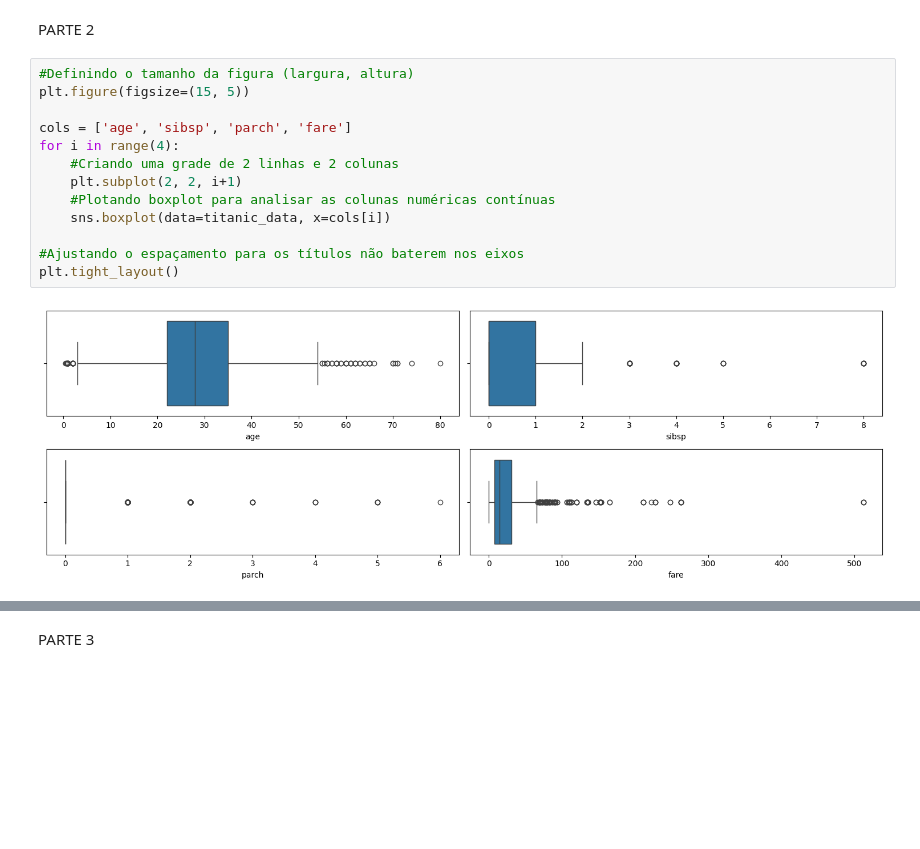
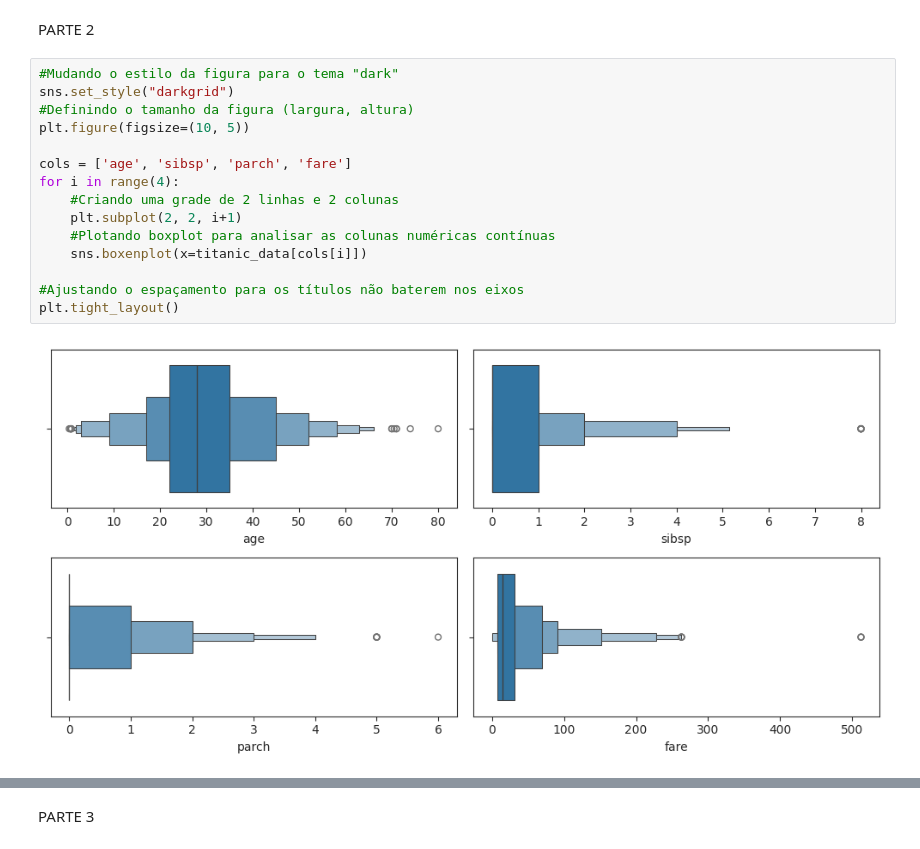
Before and after one commit to mlbvncs/Titanic_Data_Analysis, a Jupyter notebook: notebooks/main.ipynb, the cells around one changed output, grey strips where cells are left out. Saved outputs shown, nothing was run; the diff lists cells and outputs as text; blank space fills up the shorter version.

```diff
--- a/notebooks/main.ipynb
+++ b/notebooks/main.ipynb
@@ -127,17 +126,19 @@ dtype: float64
 # %% [markdown]
 PARTE 2
 # %%
+#Mudando o estilo da figura para o tema "dark"
+sns.set_style("darkgrid")
 #Definindo o tamanho da figura (largura, altura)
-plt.figure(figsize=(15, 5))
+plt.figure(figsize=(10, 5))
 
 cols = ['age', 'sibsp', 'parch', 'fare']
 for i in range(4):
     #Criando uma grade de 2 linhas e 2 colunas
     plt.subplot(2, 2, i+1)
     #Plotando boxplot para analisar as colunas numéricas contínuas
-    sns.boxplot(data=titanic_data, x=cols[i])
+    sns.boxenplot(x=titanic_data[cols[i]])
 
 #Ajustando o espaçamento para os títulos não baterem nos eixos
 plt.tight_layout()
 # %% [output]
-[figure, old version]
+[figure, new version]
```
Also changed, not shown: parts of 10 cells of this notebook, 1 other file.
